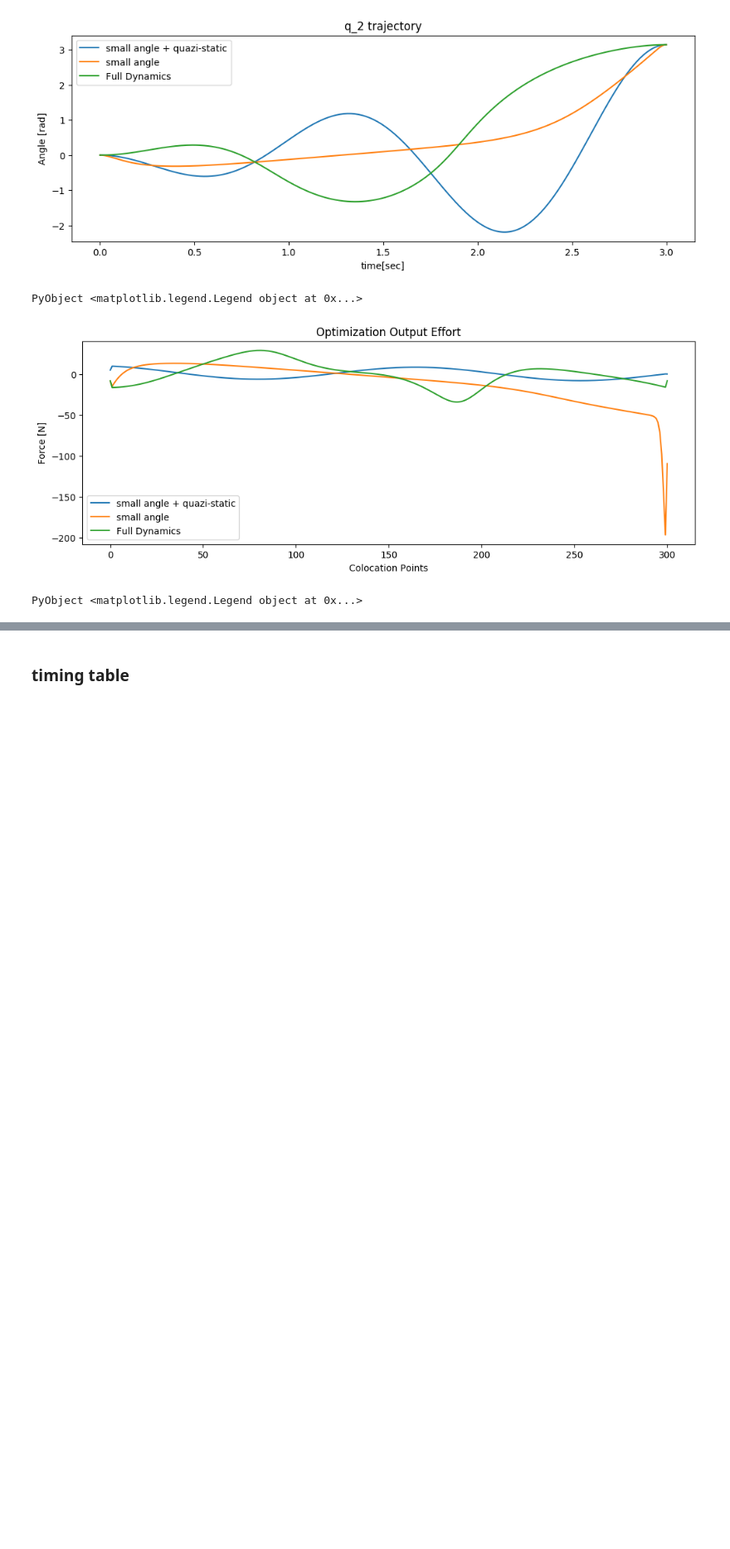
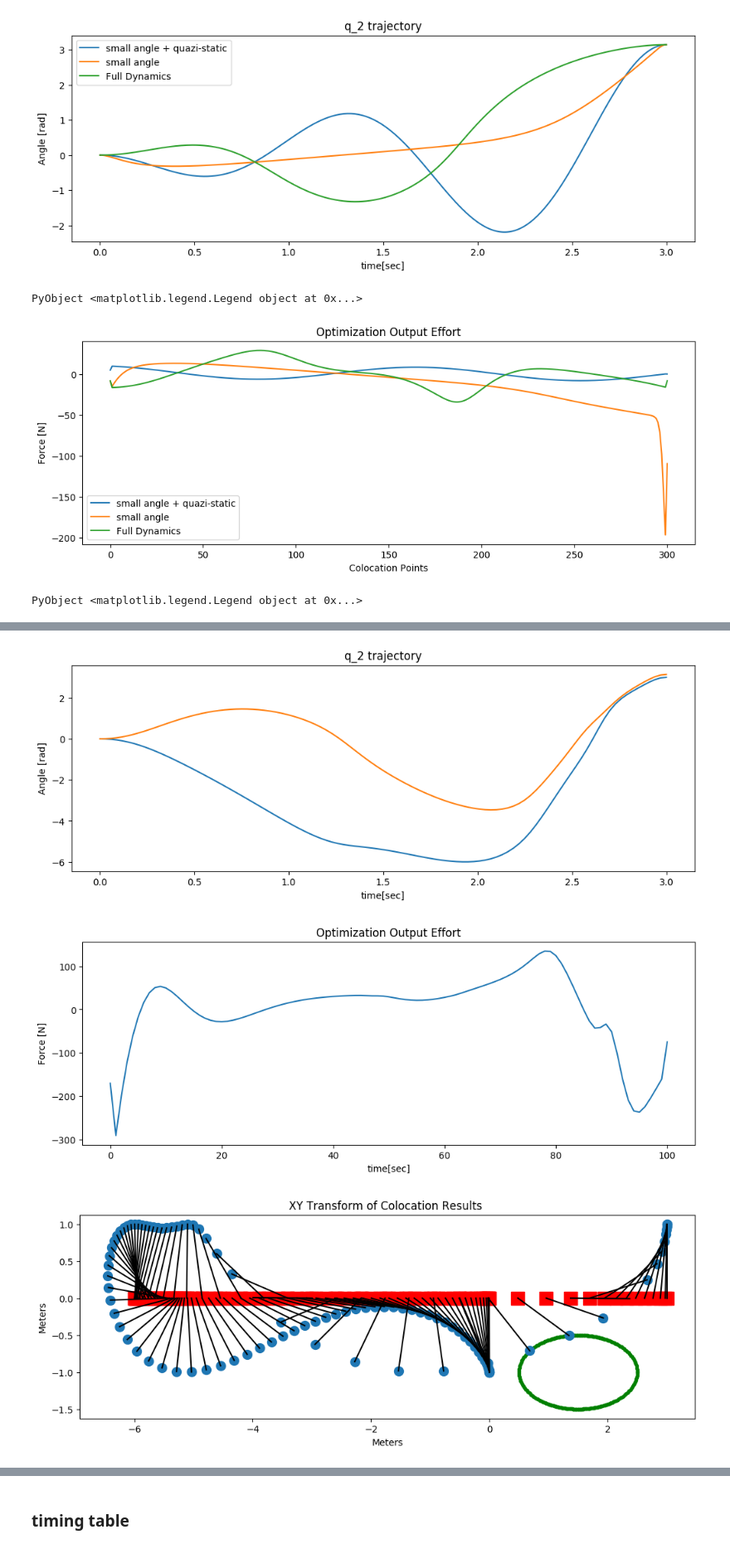
Before and after one commit to the1kieran/pullCartTrajOpt, a Jupyter notebook: finalProject/finalReport.ipynb, the cells around one changed output, grey strips where cells are left out. Shown at 83% size. Drawn from its saved outputs; the diff is of its cells as text; code cells hidden in the pictures; blank space fills up the shorter version.

```diff
--- a/finalProject/finalReport.ipynb
+++ b/finalProject/finalReport.ipynb
@@ -728,0 +964,22 @@ PyObject <matplotlib.legend.Legend object at 0x...>
+# %%
+# Elipse Constarint Paramaters
+a = 1
+b = 0.5
+c = 1
+xoff = 1.5
+yoff = -1
+tf = 3 ; h = .03
+
+(m, c, x, xdot) = SolvFullCartPullObstical(x0,xf,tf,h, a, b, c, xoff, yoff)
+figure(figsize=(12,4))
+plotq1(x,h,tf)
+plotq2(x,h,tf)
+figure(figsize=(12,4))
+plotu(u,h,tf)
+figure(figsize=(12,4))
+plotEllipse(a,b,c,xoff,yoff)
+plotXY(x)
+# %% [output]
+[figure, added]
+[figure, added]
+[figure, added]
```
Also changed, not shown: parts of 26 cells of this notebook.
